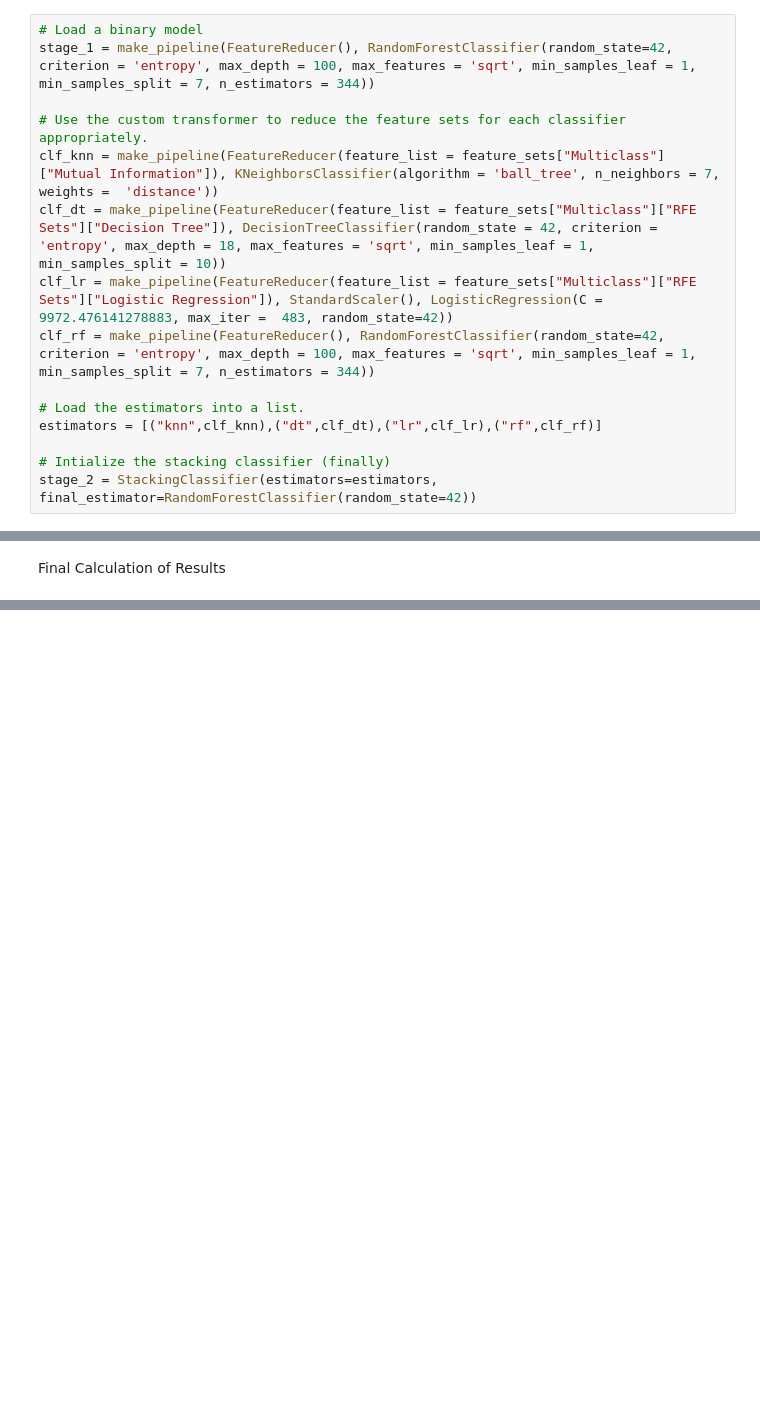
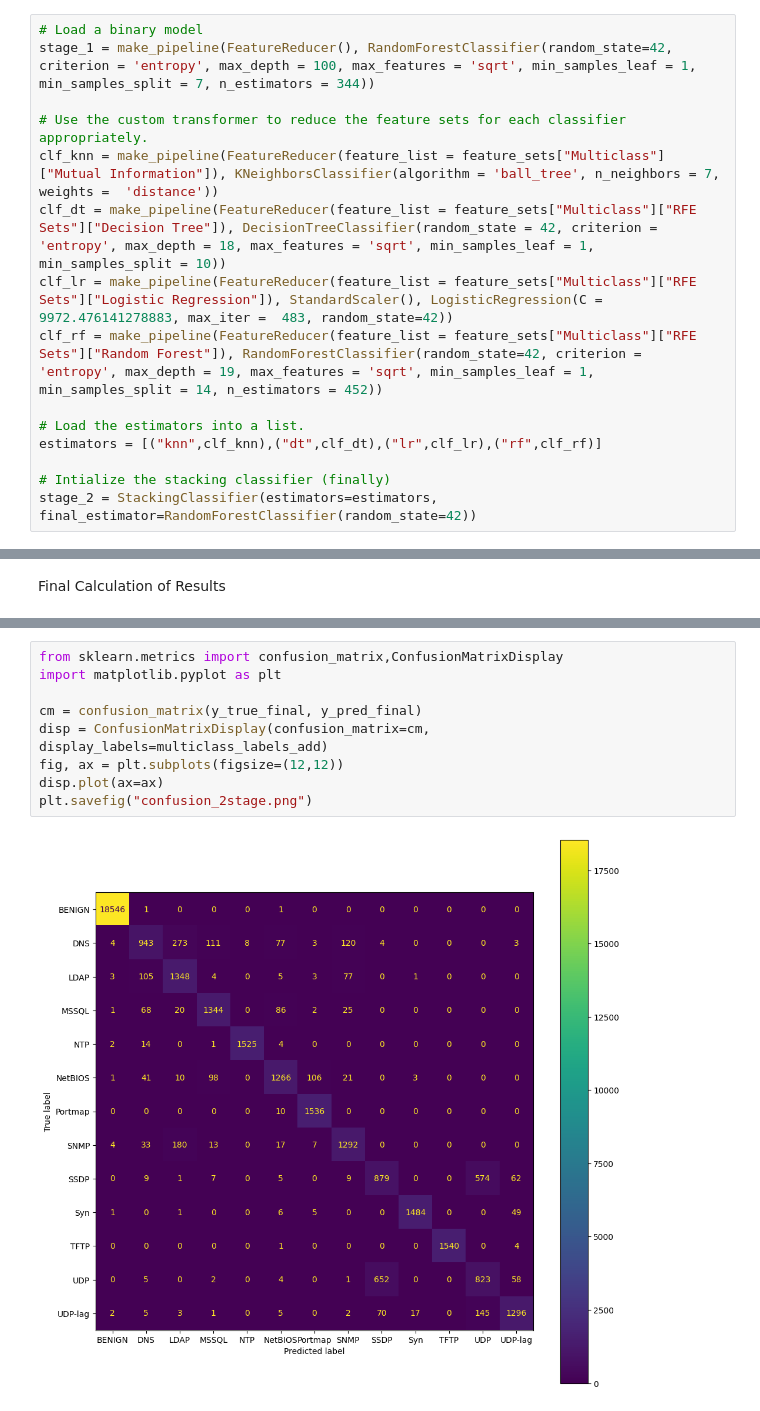
Before and after one commit to dferns11-git/CSI5388-Project, a Jupyter notebook: 2stage_classifier.ipynb, the cells around one changed output, grey strips where cells are left out. Drawn from its saved outputs; the diff is of its cells as text; blank space fills up the shorter version.

```diff
--- a/2stage_classifier.ipynb
+++ b/2stage_classifier.ipynb
@@ -128,7 +128,7 @@ stage_1 = make_pipeline(FeatureReducer(), RandomForestClassifier(random_state=42
 clf_knn = make_pipeline(FeatureReducer(feature_list = feature_sets["Multiclass"]["Mutual Information"]), KNeighborsClassifier(algorithm = 'ball_tree', n_neighbors = 7, weights =  'distance'))
 clf_dt = make_pipeline(FeatureReducer(feature_list = feature_sets["Multiclass"]["RFE Sets"]["Decision Tree"]), DecisionTreeClassifier(random_state = 42, criterion = 'entropy', max_depth = 18, max_features = 'sqrt', min_samples_leaf = 1, min_samples_split = 10))
 clf_lr = make_pipeline(FeatureReducer(feature_list = feature_sets["Multiclass"]["RFE Sets"]["Logistic Regression"]), StandardScaler(), LogisticRegression(C = 9972.476141278883, max_iter =  483, random_state=42))
-clf_rf = make_pipeline(FeatureReducer(), RandomForestClassifier(random_state=42, criterion = 'entropy', max_depth = 100, max_features = 'sqrt', min_samples_leaf = 1, min_samples_split = 7, n_estimators = 344))
+clf_rf = make_pipeline(FeatureReducer(feature_list = feature_sets["Multiclass"]["RFE Sets"]["Random Forest"]), RandomForestClassifier(random_state=42, criterion = 'entropy', max_depth = 19, max_features = 'sqrt', min_samples_leaf = 1, min_samples_split = 14, n_estimators = 452))
 
 # Load the estimators into a list.
 estimators = [("knn",clf_knn),("dt",clf_dt),("lr",clf_lr),("rf",clf_rf)]
@@ -277,0 +278,11 @@ weighted avg   0.910080  0.909052  0.908348     37098
+# %%
+from sklearn.metrics import confusion_matrix,ConfusionMatrixDisplay
+import matplotlib.pyplot as plt
+
+cm = confusion_matrix(y_true_final, y_pred_final)
+disp = ConfusionMatrixDisplay(confusion_matrix=cm, display_labels=multiclass_labels_add)
+fig, ax = plt.subplots(figsize=(12,12))
+disp.plot(ax=ax)
+plt.savefig("confusion_2stage.png")
+# %% [output]
+[figure, added]
```
Also changed, not shown: parts of 3 cells of this notebook, 2 other files.
